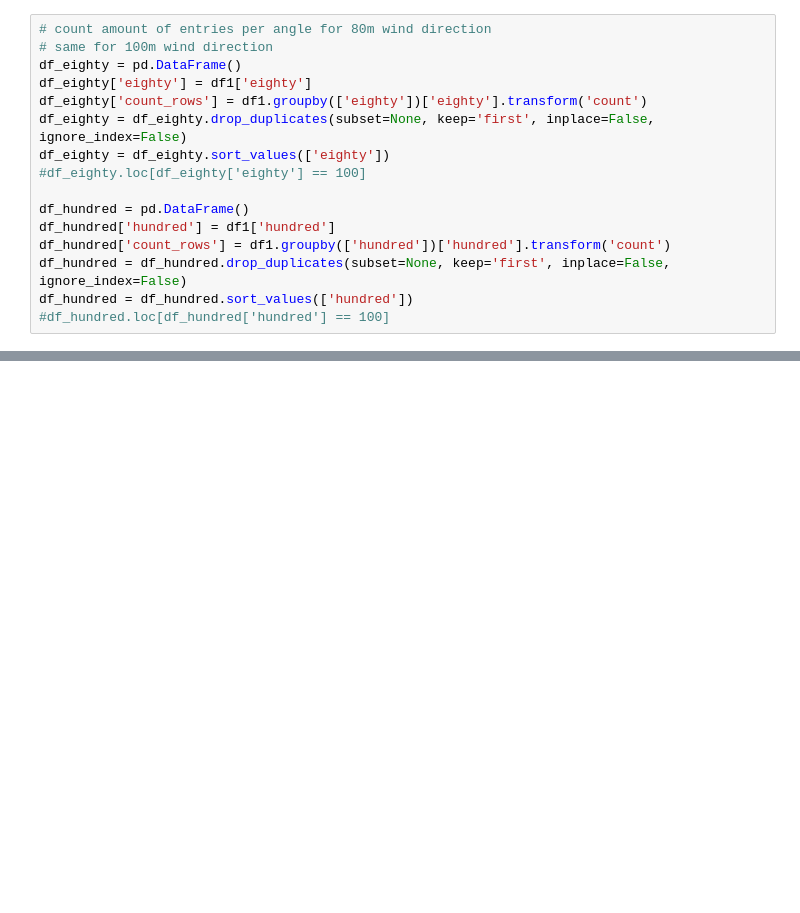
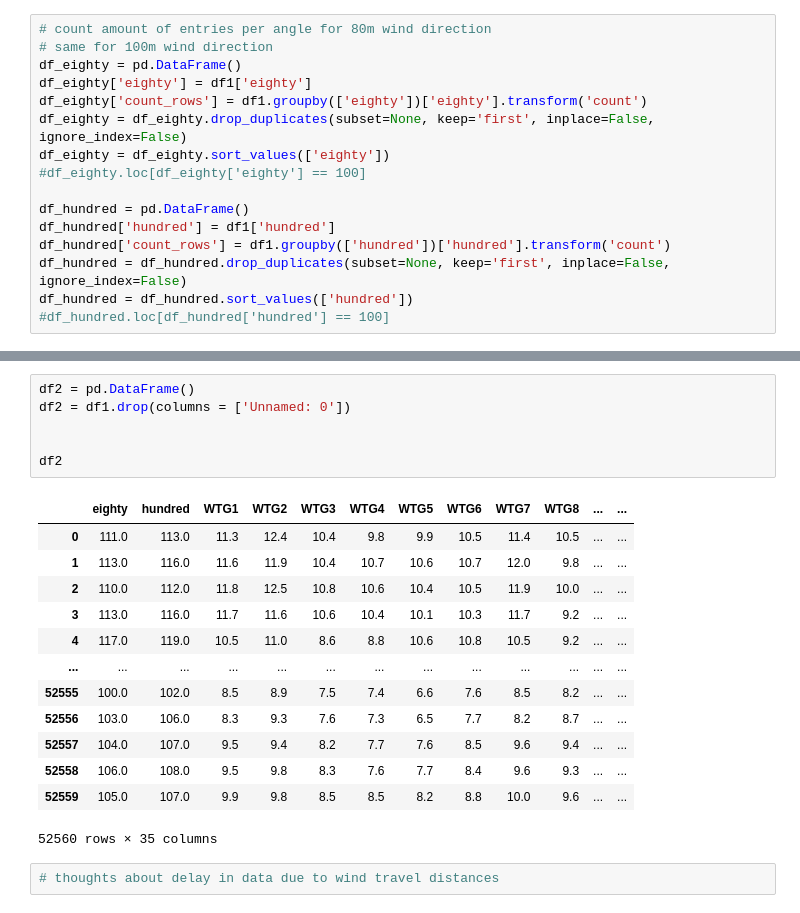
Before and after one commit to GStechschulte/wake_effect, a Jupyter notebook: delta_wind_velocity/analysis_wind_speed_&_direction.ipynb, the cells around one changed output, grey strips where cells are left out. Drawn from its saved outputs; the diff is of its cells as text; blank space fills up the shorter version.

```diff
--- a/delta_wind_velocity/analysis_wind_speed_&_direction.ipynb
+++ b/delta_wind_velocity/analysis_wind_speed_&_direction.ipynb
@@ -91,0 +130,22 @@ plt.show()
+# %%
+df2 = pd.DataFrame()
+df2 = df1.drop(columns = ['Unnamed: 0'])
+
+
+df2
+# %% [output]
+|  | eighty | hundred | WTG1 | WTG2 | WTG3 | WTG4 | WTG5 | WTG6 | WTG7 | WTG8 | ... | ... |
+| 0 | 111.0 | 113.0 | 11.3 | 12.4 | 10.4 | 9.8 | 9.9 | 10.5 | 11.4 | 10.5 | ... | ... |
+| 1 | 113.0 | 116.0 | 11.6 | 11.9 | 10.4 | 10.7 | 10.6 | 10.7 | 12.0 | 9.8 | ... | ... |
+| 2 | 110.0 | 112.0 | 11.8 | 12.5 | 10.8 | 10.6 | 10.4 | 10.5 | 11.9 | 10.0 | ... | ... |
+| 3 | 113.0 | 116.0 | 11.7 | 11.6 | 10.6 | 10.4 | 10.1 | 10.3 | 11.7 | 9.2 | ... | ... |
+| 4 | 117.0 | 119.0 | 10.5 | 11.0 | 8.6 | 8.8 | 10.6 | 10.8 | 10.5 | 9.2 | ... | ... |
+| ... | ... | ... | ... | ... | ... | ... | ... | ... | ... | ... | ... | ... |
+| 52555 | 100.0 | 102.0 | 8.5 | 8.9 | 7.5 | 7.4 | 6.6 | 7.6 | 8.5 | 8.2 | ... | ... |
+| 52556 | 103.0 | 106.0 | 8.3 | 9.3 | 7.6 | 7.3 | 6.5 | 7.7 | 8.2 | 8.7 | ... | ... |
+| 52557 | 104.0 | 107.0 | 9.5 | 9.4 | 8.2 | 7.7 | 7.6 | 8.5 | 9.6 | 9.4 | ... | ... |
+| 52558 | 106.0 | 108.0 | 9.5 | 9.8 | 8.3 | 7.6 | 7.7 | 8.4 | 9.6 | 9.3 | ... | ... |
+| 52559 | 105.0 | 107.0 | 9.9 | 9.8 | 8.5 | 8.5 | 8.2 | 8.8 | 10.0 | 9.6 | ... | ... |
+52560 rows × 35 columns
+# %%
+# thoughts about delay in data due to wind travel distances
```
Also changed, not shown: parts of 5 cells of this notebook, 1 other file.
